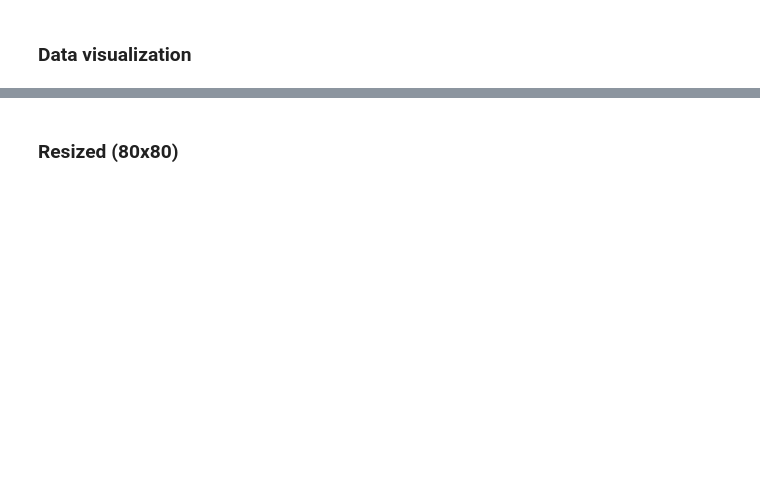
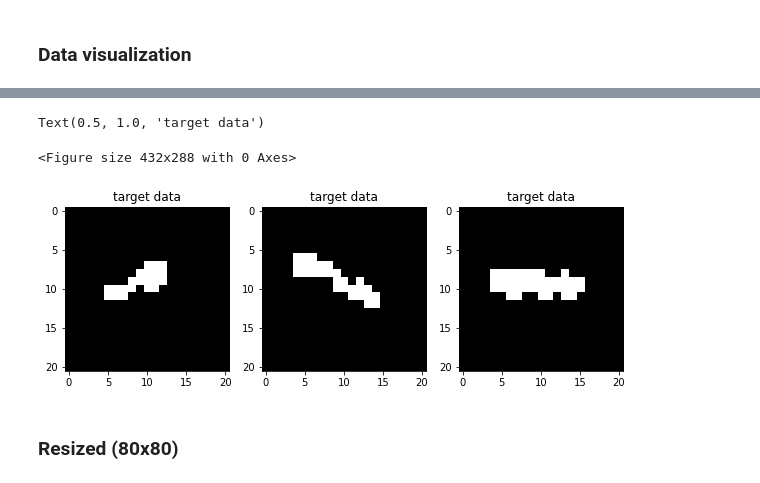
Before and after one commit to armkhudinyan/sar-ship-detect, a Jupyter notebook: scripts/Dechesne_under_development.ipynb, the cells around one changed output, grey strips where cells are left out. Saved outputs shown, nothing was run; the diff lists cells and outputs as text; code cells hidden in the pictures; blank space fills up the shorter version.

```diff
--- a/scripts/Dechesne_under_development.ipynb
+++ b/scripts/Dechesne_under_development.ipynb
@@ -124,3 +131,20 @@ Text(0.5, 1.0, 'random noise')
+# %%
+# visualize target samples
+plt.figure()
+
+#subplot(r,c) provide the no. of rows and columns
+f, axarr = plt.subplots(1,3, figsize=(10, 10))
+
+axarr[0].imshow(ship_positive_target[1200,:,:], cmap="gray")
+axarr[0].set_title('target data')
+axarr[1].imshow(ship_positive_target[14,:,:], cmap="gray")
+axarr[1].set_title('target data')
+axarr[2].imshow(ship_positive_target[43,:,:], cmap="gray")
+axarr[2].set_title('target data')
+# %% [output]
+Text(0.5, 1.0, 'target data')
+<Figure size 432x288 with 0 Axes>
+[figure, added]
 # %% [markdown]
 ### Resized (80x80)
 # %%
```
Also changed, not shown: parts of 26 cells of this notebook.
